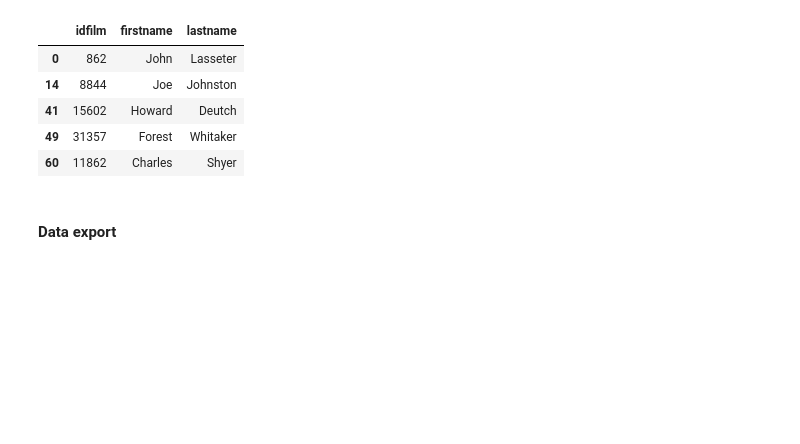
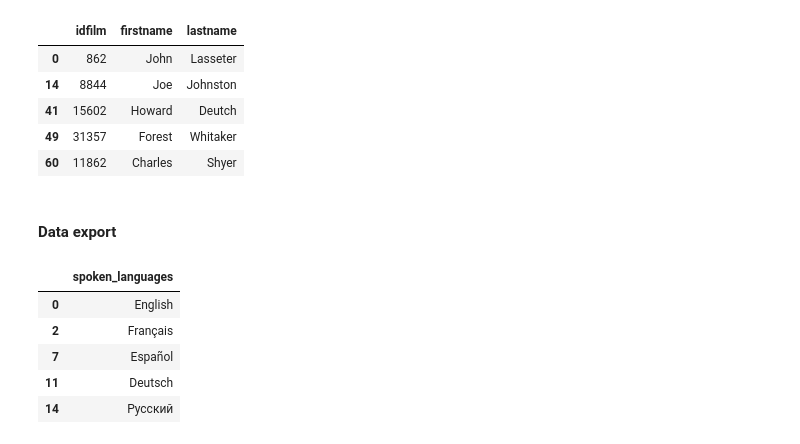
Before and after one commit to julien-data-analyst/Application_web_film, a Jupyter notebook: app/explo.ipynb, the cells around one changed output. Cells and saved outputs as stored; diff of their text form; code cells hidden in the pictures; blank space fills up the shorter version.

```diff
--- a/app/explo.ipynb
+++ b/app/explo.ipynb
@@ -665,6 +665,15 @@ def dropping_dups(data:pd.DataFrame, col:list):
     return list_data
 # %%
 list_languages = dropping_dups(languages, ["spoken_languages"])
+# %%
+list_languages.head()
+# %% [output]
+|  | spoken_languages |
+| 0 | English |
+| 2 | Français |
+| 7 | Español |
+| 11 | Deutsch |
+| 14 | Pусский |
 # %%
 list_genre = dropping_dups(genre, ["genres"])
 # %%
```
Also changed, not shown: 2 other files.
